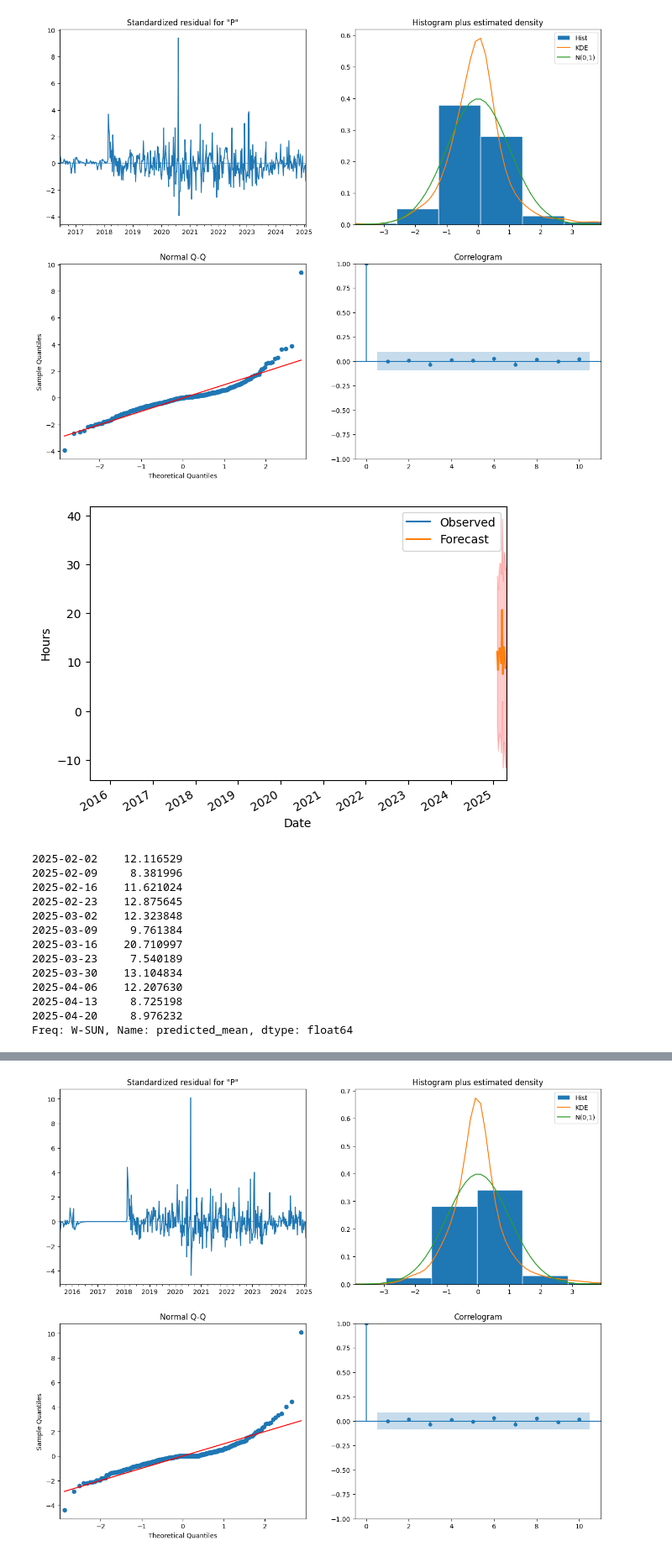
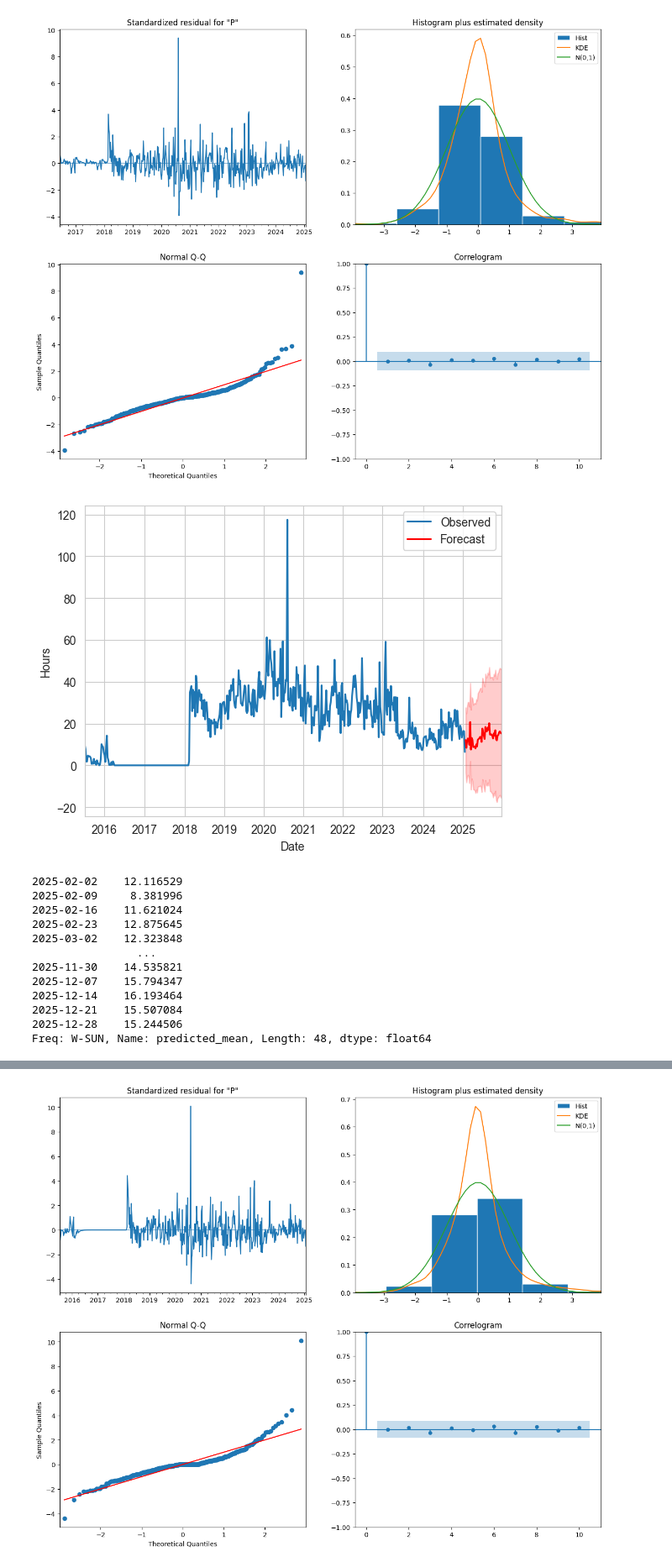
Before and after one commit to kurt-jr/Genius, a Jupyter notebook: AppleMusic.ipynb, the cells around one changed output, grey strips where cells are left out. Shown at 84% size. Drawn from its saved outputs; the diff is of its cells as text; code cells hidden in the pictures.

Commit message:
fixed observed values in graphs

```diff
--- a/AppleMusic.ipynb
+++ b/AppleMusic.ipynb
@@ -682,40 +693,40 @@ plt.show()
 # %% [output]
 [figure]
 # %%
+weeks_hours.columns = ['Week' if col == '' else col for col in weeks_hours.columns]
 # Forecast the future values
-forecast_steps = 12  # Number of steps to forecast
+forecast_steps = 48  # Number of steps to forecast
 forecast = sarima_fit.get_forecast(steps=forecast_steps)
 
 # Get confidence intervals of the forecasts
 forecast_ci = forecast.conf_int()
 # Plot the forecasts
 
 ax = weeks_hours['Play Duration Hours'].plot(label='Observed')
-forecast.predicted_mean.plot(ax=ax, label='Forecast')
+forecast.predicted_mean.plot(ax=ax, label='Forecast', color='red')
 ax.fill_between(forecast_ci.index,
                 forecast_ci.iloc[:, 0],
-                forecast_ci.iloc[:, 1], color='red', alpha=0.2)
+                forecast_ci.iloc[:, 1], alpha=0.2)
 ax.set_xlabel('Date')
 ax.set_ylabel('Hours')
 ax.set_xlim([weeks_hours.index[0], forecast_ci.index[-1]])
 plt.legend()
 plt.show()
 print(forecast.predicted_mean)
 # %% [output]
-[figure, old version]
+[figure, new version]
 2025-02-02    12.116529
 2025-02-09     8.381996
 2025-02-16    11.621024
 2025-02-23    12.875645
 2025-03-02    12.323848
-2025-03-09     9.761384
-2025-03-16    20.710997
-2025-03-23     7.540189
-2025-03-30    13.104834
-2025-04-06    12.207630
-2025-04-13     8.725198
-2025-04-20     8.976232
-Freq: W-SUN, Name: predicted_mean, dtype: float64
+                ...
+2025-11-30    14.535821
+2025-12-07    15.794347
+2025-12-14    16.193464
+2025-12-21    15.507084
+2025-12-28    15.244506
+Freq: W-SUN, Name: predicted_mean, Length: 48, dtype: float64
 # %%
 import statsmodels.api as sm
 from statsmodels.tsa.arima.model import ARIMA
```
Also changed, not shown: parts of 6 cells of this notebook.
